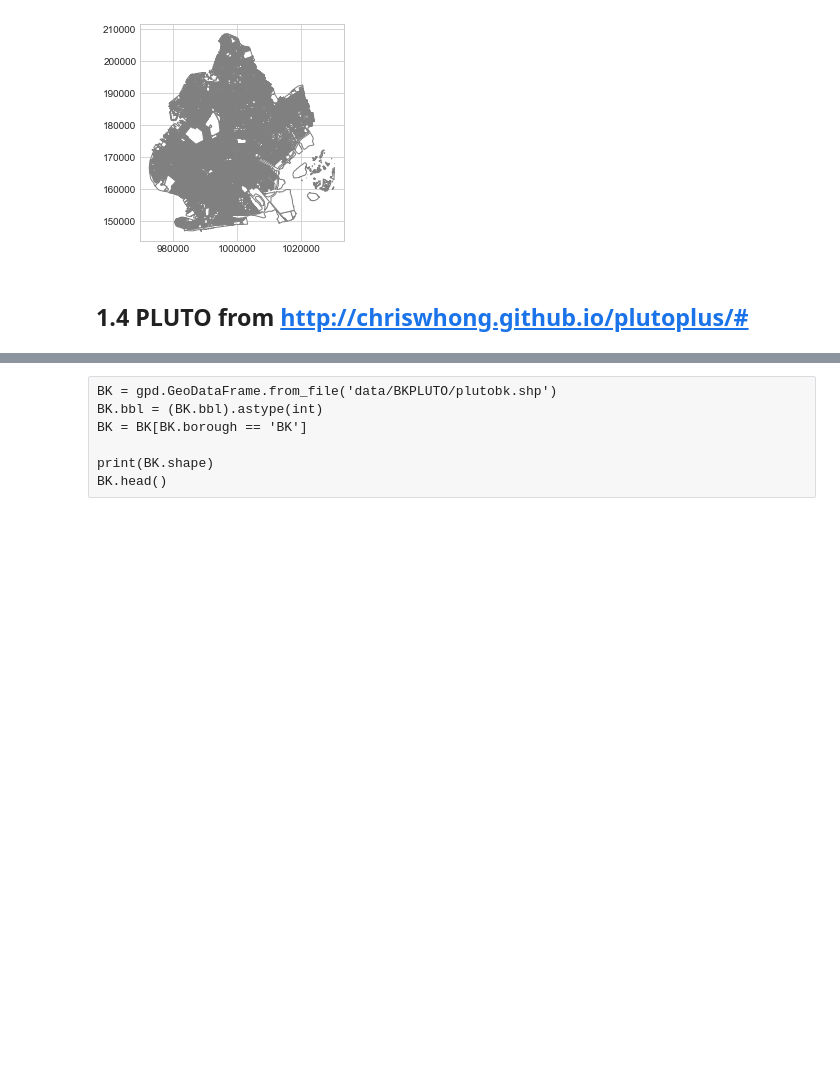
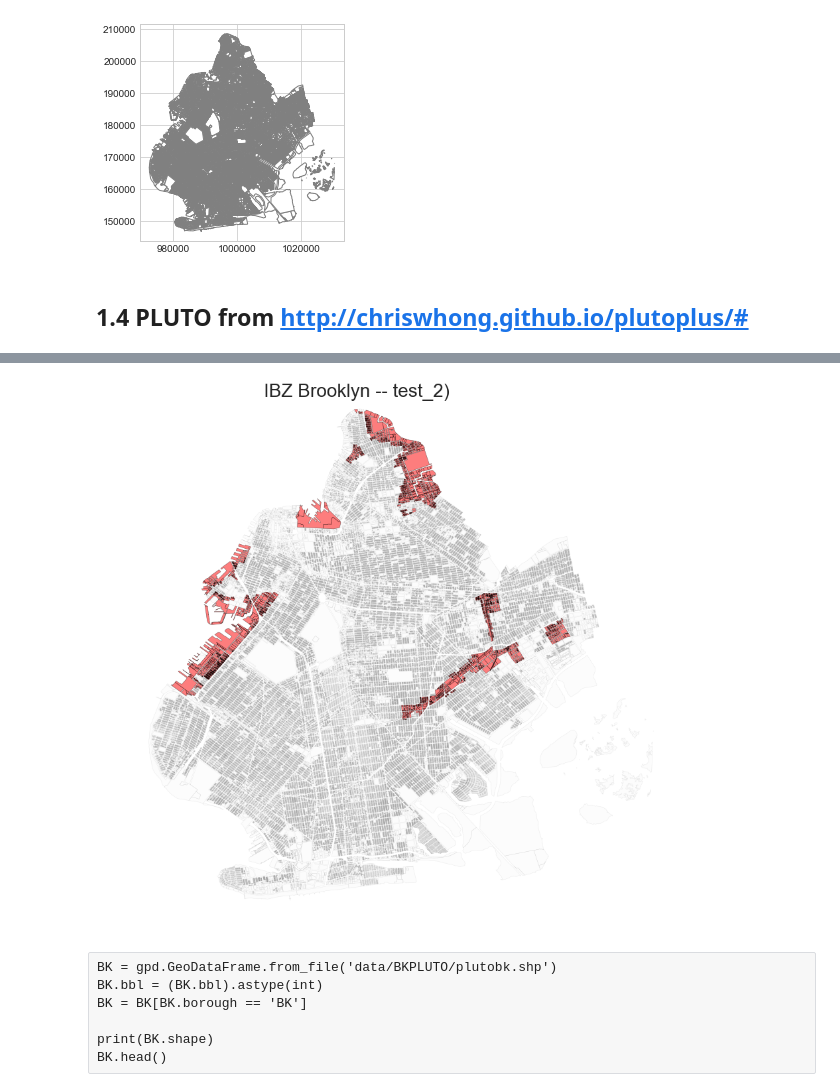
Before and after one commit to drawbrooklyn/IBZ_analysis, a Jupyter notebook: IBZ_analysis.ipynb, the cells around one changed output, grey strips where cells are left out. Cells and saved outputs as stored; diff of their text form; code cells hidden in the pictures; blank space fills up the shorter version.

```diff
--- a/IBZ_analysis.ipynb
+++ b/IBZ_analysis.ipynb
@@ -234,0 +229,7 @@ PLUTO_BK.head()
+# %%
+PLUTO_BK = gpd.GeoDataFrame.from_file('data/pluto/pluto.shp')
+PLUTO_BK = PLUTO_BK[PLUTO_BK.borough == 'BK']
+PLUTO_BK.bbl = (PLUTO_BK.bbl).astype(int)
+
+print(PLUTO_BK.shape)
+PLUTO_BK.head()
@@ -234,0 +245,6 @@ PLUTO_BK.head()
+# %%
+# merging BK with IBZ
+IBZ_joint_2 = PLUTO_BK.merge(IBZ_bbl, left_on='bbl', right_on='BBL')
+
+print(IBZ_joint_2.shape)
+IBZ_joint_2.head()
@@ -235,3 +260,16 @@ PLUTO_BK.head()
+# %%
+# plotting IBZ lots over all lots
+
+fig = pl.figure(figsize=(15,15))
+ax = fig.add_subplot(111)
+BK.plot(ax=ax, color='lightgrey', edgecolor='k',linewidth=.5, alpha=0.08)
+IBZ_joint_2.plot(ax=ax, color='red', edgecolor='k',linewidth=.5, alpha=0.5);
+# IBZ_NYC[IBZ_NYC.BORONAME == 'Brooklyn'].plot(ax=ax, color='None', edgecolor='r', linestyle='dashed',linewidth=1);
+
+plt.title('IBZ Brooklyn -- test_2)', size=28, y=.97, x=0.42)
+tmp = ax.axis('off')
+# %% [output]
+[figure, added]
 # %% [raw]
 BK = gpd.GeoDataFrame.from_file('data/BKPLUTO/plutobk.shp')
 BK.bbl = (BK.bbl).astype(int)
```
Also changed, not shown: parts of 53 cells of this notebook.
